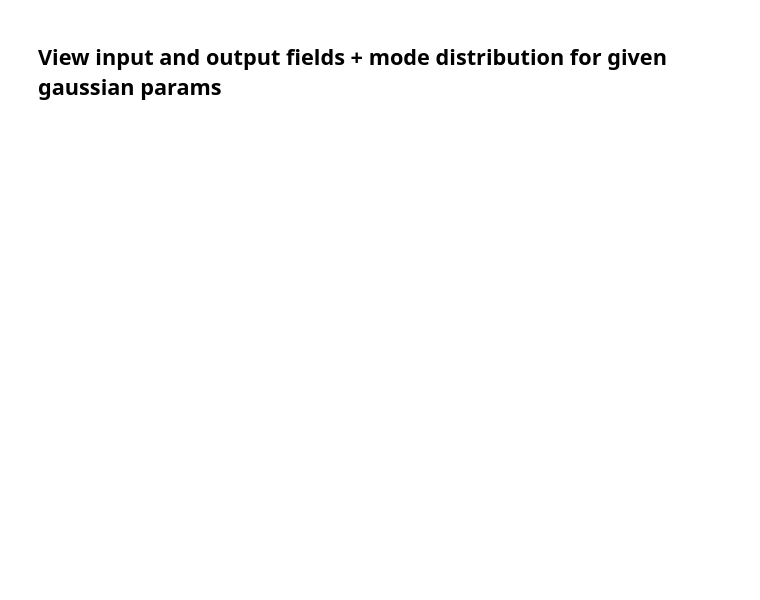
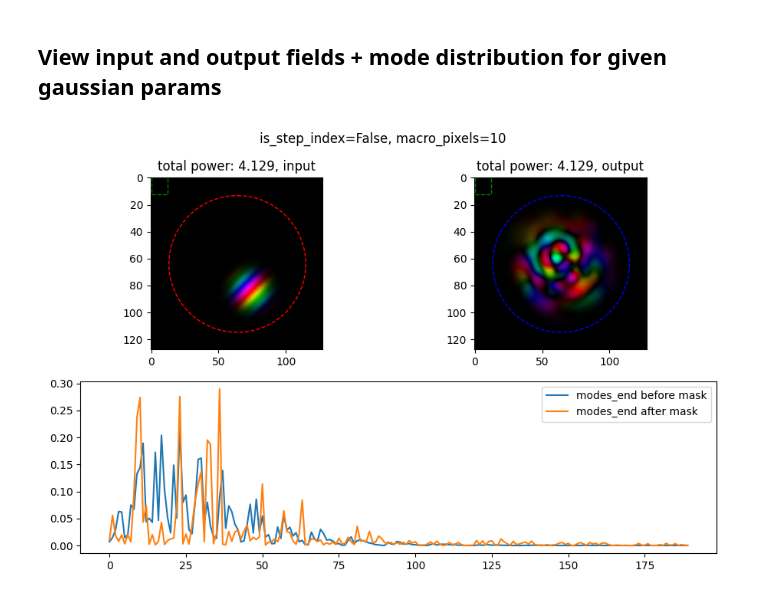
Before and after one commit to rubiaek/qdc2, a Jupyter notebook: qdc/mmf/generate_results.ipynb, the cells around one changed output. Cells and saved outputs as stored; diff of their text form; code cells hidden in the pictures; blank space fills up the shorter version.

```diff
--- a/qdc/mmf/generate_results.ipynb
+++ b/qdc/mmf/generate_results.ipynb
@@ -80,24 +88,54 @@ res.show(title='', iter_no=iter_no, show0=False)
 # %% [markdown]
 ## View input and output fields + mode distribution for given gaussian params
 # %%
-f = s.fibers[80]
+import cv2
+from qdc.mmf.fiber import Fiber
+
+is_step_index = False
+f = Fiber(is_step_index=is_step_index)
 f.set_input_gaussian(sigma=3, X0=5, Y0=10, X_linphase=0.4, Y_linphase=0.4, random_phase=0.0)
 f.propagate(False)
 
 fig, axes = plt.subplot_mosaic(
     [["left", "right"],
      ["bottom", "bottom"]],
     figsize=(9, 6)
 )
 
 from matplotlib import patches
 # make circle centered in the middle of the plot
 circle = patches.Circle((f.npoints//2, f.npoints//2), 25/f.index_profile.dh, color='red', fill=False, linestyle='dashed')
 axes["left"].add_patch(circle)
+circle = patches.Circle((f.npoints//2, f.npoints//2), 25/f.index_profile.dh, color='blue', fill=False, linestyle='dashed')
+axes["right"].add_patch(circle)
+
+
 f.show_profile(f.profile_0,   ax=axes["left"],   title='input')
 f.show_profile(f.profile_end, ax=axes["right"],  title='output')
-axes["bottom"].plot(np.abs(f.modes_0)**2)
+
+# axes["bottom"].plot(np.abs(f.modes_0)**2, label='modes 0')
+axes["bottom"].plot(np.abs(f.modes_0)**2, label='modes_end before mask')
+
+macro_pixels = 10
+sqare_size = f.npoints//macro_pixels
+square = patches.Rectangle((0,0), sqare_size, sqare_size, color='green', fill=False, linestyle='dashed')
+axes["left"].add_patch(square)
+square = patches.Rectangle((0,0), sqare_size, sqare_size, color='green', fill=False, linestyle='dashed')
+axes["right"].add_patch(square)
+
+A = np.random.uniform(0, 2*np.pi, size=(macro_pixels, macro_pixels))
+A = cv2.resize(A, (f.npoints.item(), f.npoints.item()), interpolation=cv2.INTER_AREA)
+A = np.exp(1j*A)
+profile_after_mask = f.profile_end * A.ravel()
+modes_after_mask = f.modes.getModeMatrix().T @ profile_after_mask
+
+axes["bottom"].plot(np.abs(modes_after_mask)**2, label='modes_end after mask')
+
+axes["bottom"].legend()
+fig.suptitle(f'is_step_index={is_step_index}, macro_pixels={macro_pixels}')
 plt.tight_layout()
+# %% [output]
+[figure, added]
 # %%
 f.show_mode(20)
 # %%
```
Also changed, not shown: parts of 8 cells of this notebook.
